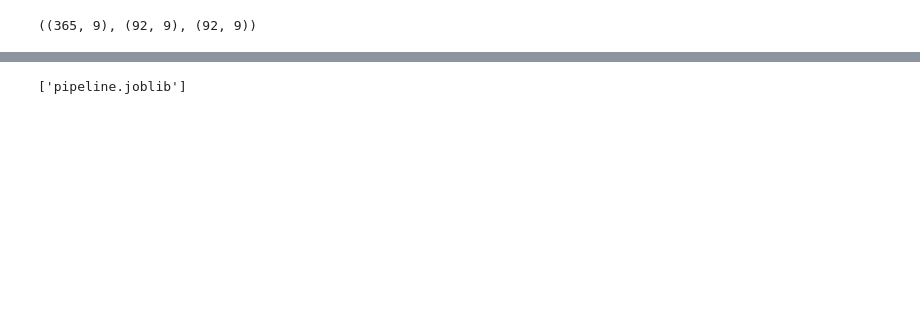
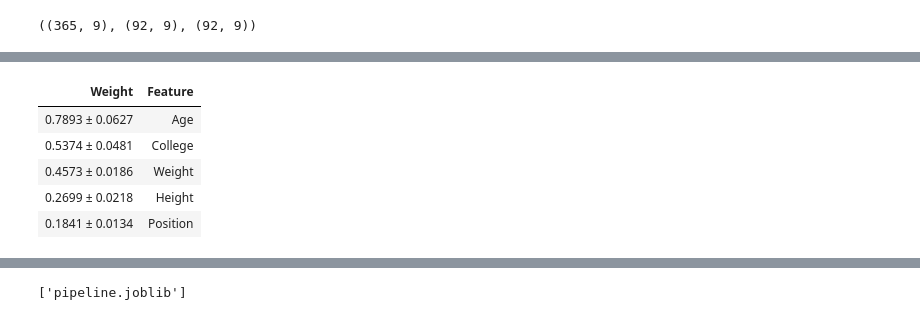
Before and after one commit to maximematerno/NBA_Predictor-dash-app, a Jupyter notebook: notebooks/Initial Model.ipynb, the cells around one changed output, grey strips where cells are left out. Saved outputs shown, nothing was run; the diff lists cells and outputs as text; code cells hidden in the pictures; blank space fills up the shorter version.

```diff
--- a/notebooks/Initial Model.ipynb
+++ b/notebooks/Initial Model.ipynb
@@ -320,0 +176,11 @@ Validation Accuracy 0.8624022093040788
+# %%
+transformers = make_pipeline(
+    ce.OrdinalEncoder(),
+    SimpleImputer(strategy='median')
+)
+
+X_train_transformed = transformers.fit_transform(X_train)
+X_val_transformed = transformers.transform(X_validate)
+
+model = RandomForestRegressor(n_estimators=100, random_state=42, n_jobs=-1)
+model.fit(X_train_transformed, y_train)
@@ -320,0 +197,26 @@ Validation Accuracy 0.8624022093040788
+# %%
+import eli5
+from eli5.sklearn import PermutationImportance
+
+permuter = PermutationImportance(
+    model,
+    scoring='r2',
+    n_iter=2,
+    random_state=42
+)
+
+permuter.fit(X_val_transformed, y_validate)
+feature_names = X_validate.columns.tolist()
+
+eli5.show_weights(
+    permuter,
+    top=None, # show permutation importances for all features
+    feature_names=feature_names
+)
+# %% [output]
+| Weight | Feature |
+| 0.7893 ± 0.0627 | Age |
+| 0.5374 ± 0.0481 | College |
+| 0.4573 ± 0.0186 | Weight |
+| 0.2699 ± 0.0218 | Height |
+| 0.1841 ± 0.0134 | Position |
```
Also changed, not shown: parts of 30 cells of this notebook, 9 other files.
